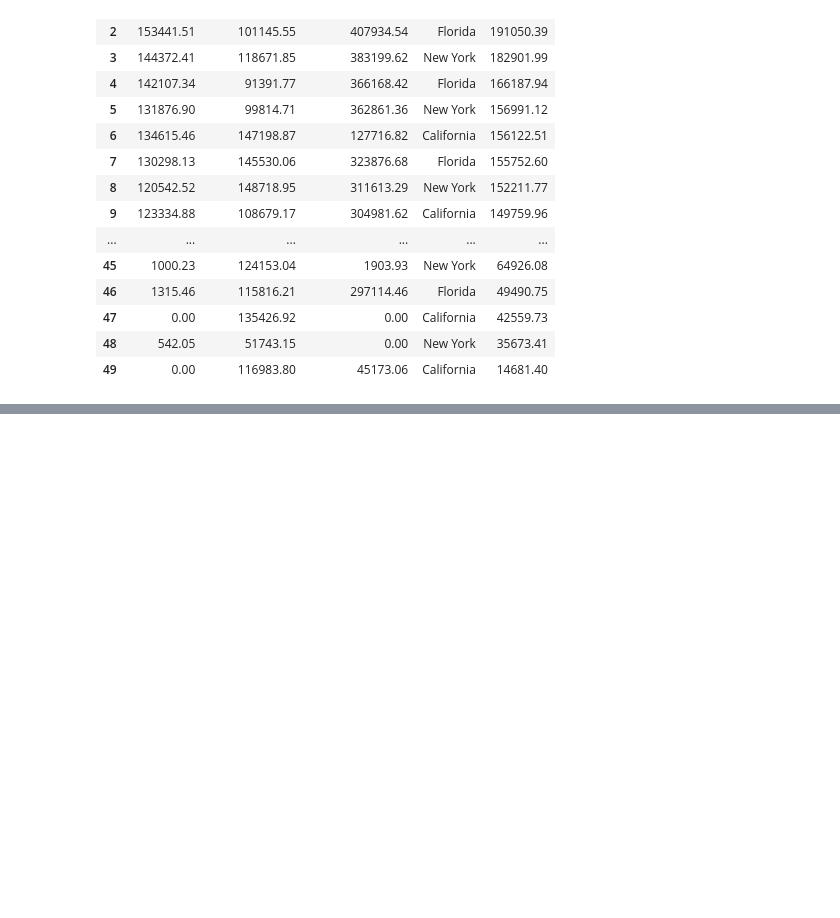
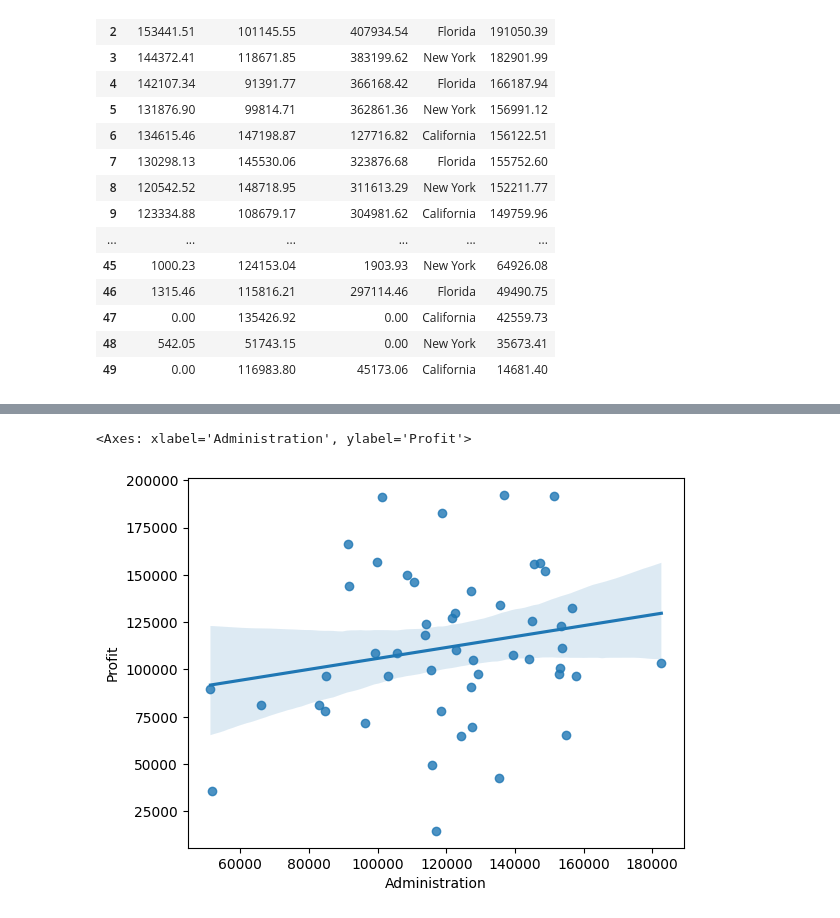
Before and after one commit to Suryansh2234/AI-ML-Digipodium, a Jupyter notebook: Regression/MultipleLinearRegression.ipynb, the cells around one changed output, grey strips where cells are left out. Drawn from its saved outputs; the diff is of its cells as text; code cells hidden in the pictures; blank space fills up the shorter version.

```diff
--- a/Regression/MultipleLinearRegression.ipynb
+++ b/Regression/MultipleLinearRegression.ipynb
@@ -26,0 +41,5 @@ df
+# %%
+sns.regplot(df, x='Administration', y='Profit')
+# %% [output]
+<Axes: xlabel='Administration', ylabel='Profit'>
+[figure, added]
```
Also changed, not shown: parts of 2 cells of this notebook.
